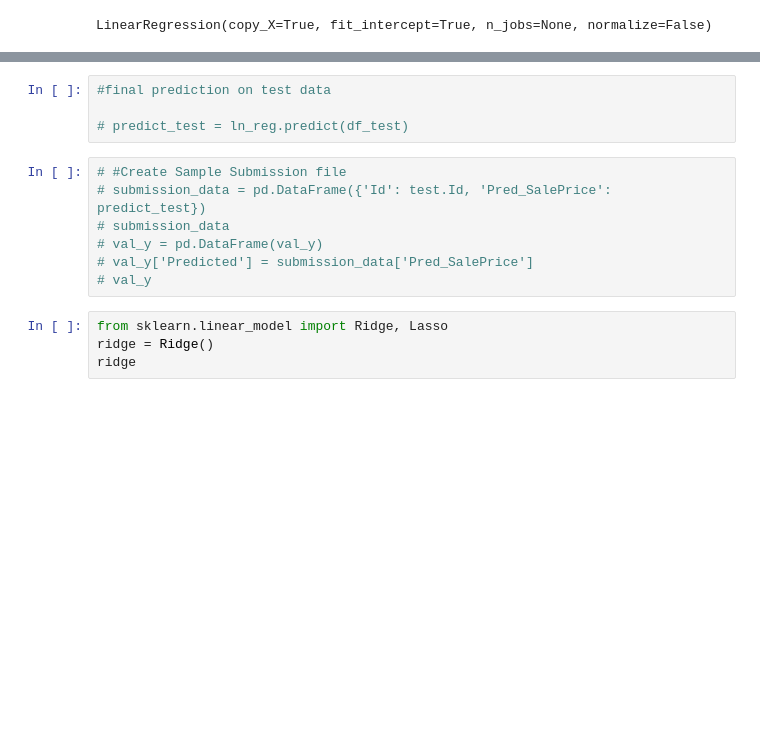
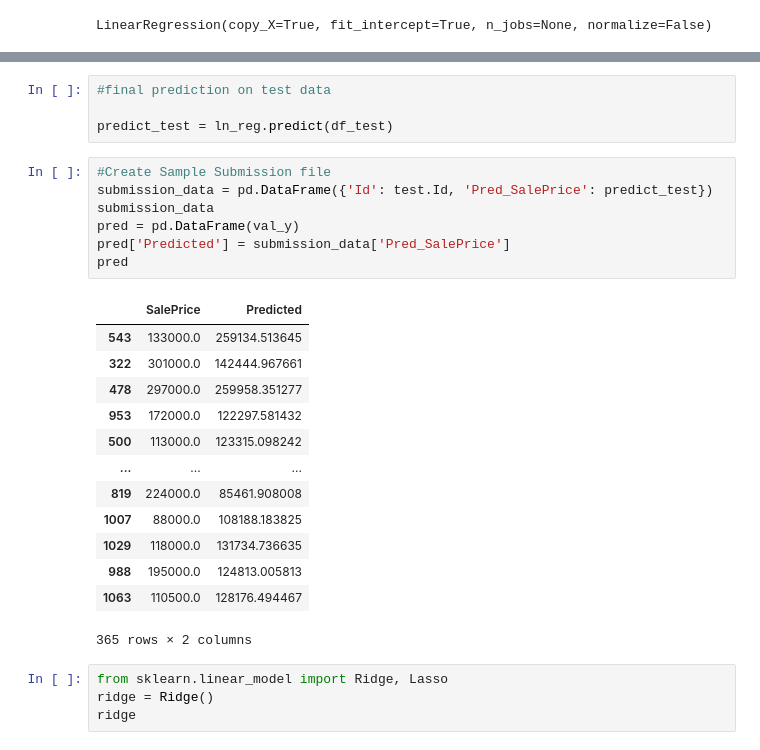
Before and after one commit to mahfuz978/Regression, a Jupyter notebook: Linear_Regression/Mahfuzur_Rahman_step_3_1_Linear_Regression.ipynb, the cells around one changed output, grey strips where cells are left out. Cells and saved outputs as stored; diff of their text form; blank space fills up the shorter version.

```diff
--- a/Linear_Regression/Mahfuzur_Rahman_step_3_1_Linear_Regression.ipynb
+++ b/Linear_Regression/Mahfuzur_Rahman_step_3_1_Linear_Regression.ipynb
@@ -273,14 +273,28 @@ R_Squared Score of linear regression: 0.6878669361818575
 # %%
 #final prediction on test data
 
-# predict_test = ln_reg.predict(df_test)
+predict_test = ln_reg.predict(df_test)
 # %%
-# #Create Sample Submission file
-# submission_data = pd.DataFrame({'Id': test.Id, 'Pred_SalePrice': predict_test})
-# submission_data
-# val_y = pd.DataFrame(val_y)
-# val_y['Predicted'] = submission_data['Pred_SalePrice']
-# val_y
+#Create Sample Submission file
+submission_data = pd.DataFrame({'Id': test.Id, 'Pred_SalePrice': predict_test})
+submission_data
+pred = pd.DataFrame(val_y)
+pred['Predicted'] = submission_data['Pred_SalePrice']
+pred
+# %% [output]
+|  | SalePrice | Predicted |
+| 543 | 133000.0 | 259134.513645 |
+| 322 | 301000.0 | 142444.967661 |
+| 478 | 297000.0 | 259958.351277 |
+| 953 | 172000.0 | 122297.581432 |
+| 500 | 113000.0 | 123315.098242 |
+| ... | ... | ... |
+| 819 | 224000.0 | 85461.908008 |
+| 1007 | 88000.0 | 108188.183825 |
+| 1029 | 118000.0 | 131734.736635 |
+| 988 | 195000.0 | 124813.005813 |
+| 1063 | 110500.0 | 128176.494467 |
+365 rows × 2 columns
 # %%
 from sklearn.linear_model import Ridge, Lasso
 ridge = Ridge()
```
Also changed, not shown: parts of 3 cells of this notebook.
